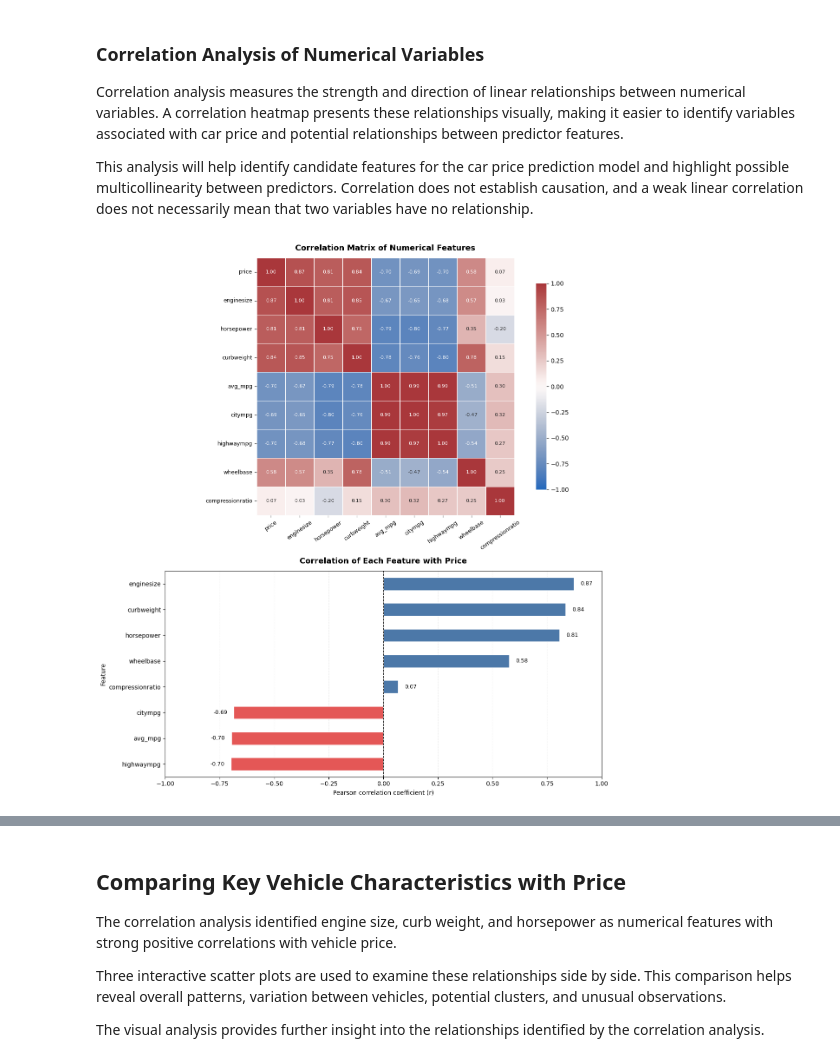
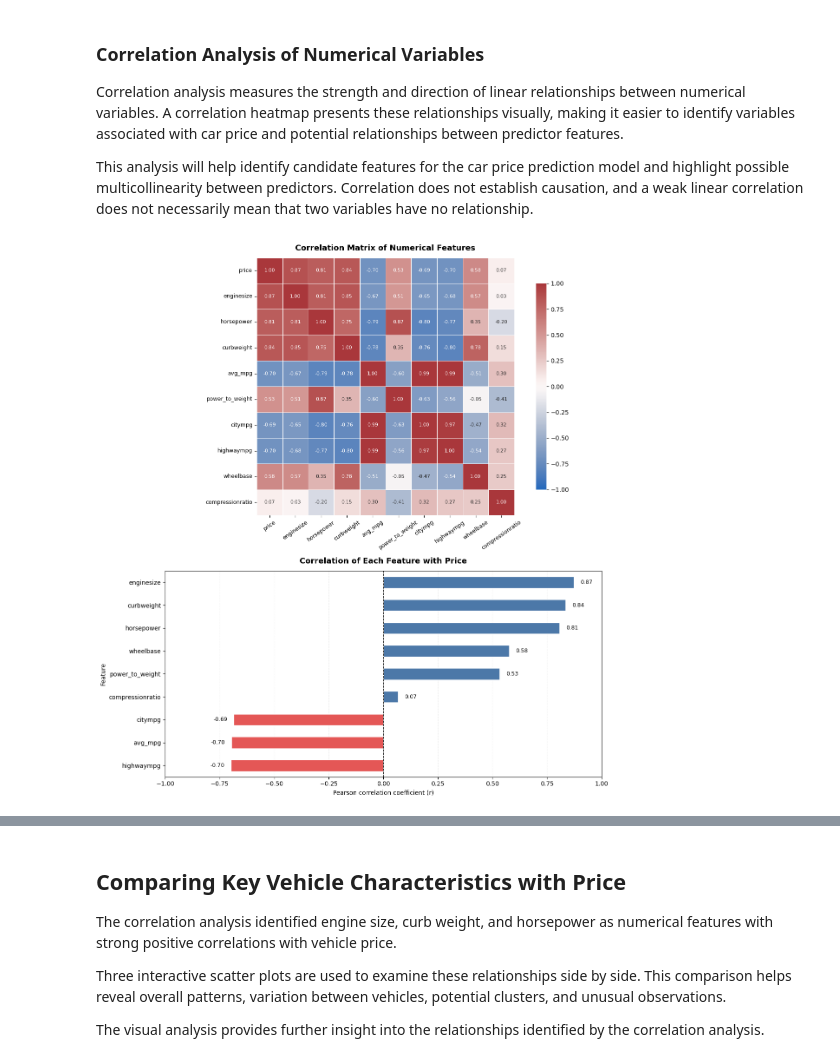
Before and after one commit to nastarannaseri79-afk/Responsible-Car-Price-Analytics, a Jupyter notebook: jupyter_notebooks/Exploratory_Data_Analysis_Statistics.ipynb, the cells around one changed output, grey strips where cells are left out. Saved outputs shown, nothing was run; the diff lists cells and outputs as text; code cells hidden in the pictures.

```diff
--- a/jupyter_notebooks/Exploratory_Data_Analysis_Statistics.ipynb
+++ b/jupyter_notebooks/Exploratory_Data_Analysis_Statistics.ipynb
@@ -724,41 +724,45 @@ Correlation analysis measures the strength and direction of linear relationships
 
 This analysis will help identify candidate features for the car price prediction model and highlight possible multicollinearity between predictors. Correlation does not establish causation, and a weak linear correlation does not necessarily mean that two variables have no relationship.
 # %%
-# Examine overall numeric relationships and the strength/direction of relationships with price
+# Examine overall numeric relationships including engineered features
 correlation_columns = [
-    "price", "enginesize", "horsepower", "curbweight", "avg_mpg",
-    "citympg", "highwaympg", "wheelbase", "compressionratio"
+    "price", "enginesize", "horsepower", "curbweight",
+    "avg_mpg", "power_to_weight", "citympg", "highwaympg",
+    "wheelbase", "compressionratio"
 ]
+
 correlation_matrix = df[correlation_columns].corr(numeric_only=True)
 price_corr = correlation_matrix["price"].drop("price").sort_values()
 
 fig, (ax1, ax2) = plt.subplots(
     nrows=2, ncols=1, figsize=(12, 13),
     gridspec_kw={"height_ratios": [1.25, 1]}
 )
 
 sns.heatmap(
     correlation_matrix, annot=True, fmt=".2f", cmap="vlag", vmin=-1, vmax=1, center=0,
     square=True, linewidths=0.5, annot_kws={"size": 8}, cbar_kws={"shrink": 0.8}, ax=ax1
 )
 ax1.set_title("Correlation Matrix of Numerical Features", fontsize=13, weight="bold", pad=12)
 ax1.tick_params(axis="x", rotation=35, labelsize=9)
 ax1.tick_params(axis="y", rotation=0, labelsize=9)
 
 colors = ["#E45756" if value < 0 else "#4C78A8" for value in price_corr.values]
 price_corr.plot(kind="barh", ax=ax2, color=colors, edgecolor="white")
 ax2.set_title("Correlation of Each Feature with Price", fontsize=13, weight="bold", pad=12)
 ax2.set_xlabel("Pearson correlation coefficient (r)")
 ax2.set_ylabel("Feature")
 ax2.set_xlim(-1, 1)
 ax2.axvline(0, color="#333333", linestyle="--", linewidth=1)
 ax2.grid(axis="x", linestyle=":", alpha=0.35)
 ax2.set_axisbelow(True)
+
 for bar, value in zip(ax2.patches, price_corr.values):
     x = value + (0.03 if value >= 0 else -0.03)
     ax2.text(x, bar.get_y() + bar.get_height()/2, f"{value:.2f}",
              ha="left" if value >= 0 else "right", va="center", fontsize=9)
+
 fig.tight_layout()
 plt.show()
 # %% [output]
-[figure, old version]
+[figure, new version]
```
Also changed, not shown: parts of 2 cells of this notebook, 3 other files.
